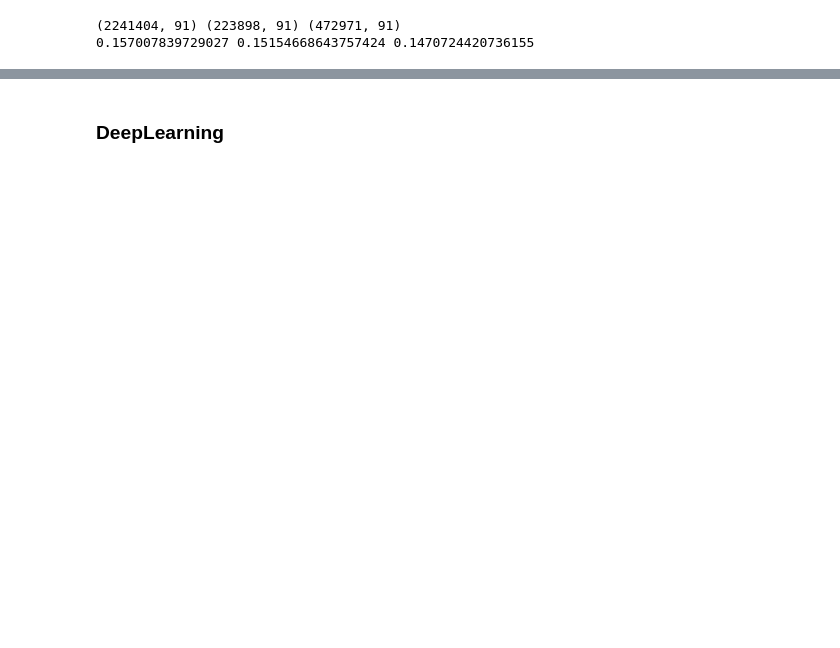
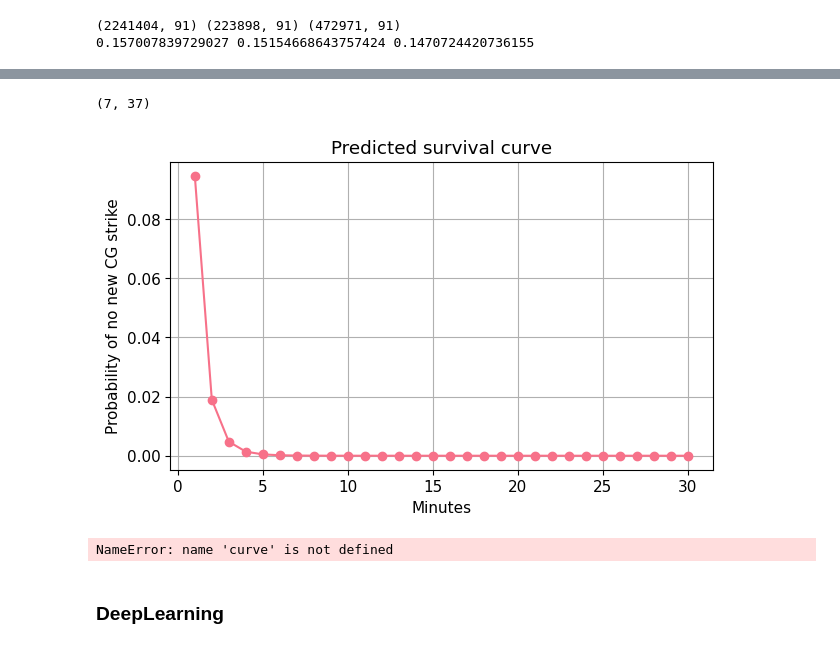
Before and after one commit to Charlin-D-S/IA-PAU-Data-Battle, a Jupyter notebook: notebooks/feature_engeneering.ipynb, the cells around one changed output, grey strips where cells are left out. Saved outputs shown, nothing was run; the diff lists cells and outputs as text; code cells hidden in the pictures; blank space fills up the shorter version.

```diff
--- a/notebooks/feature_engeneering.ipynb
+++ b/notebooks/feature_engeneering.ipynb
@@ -968,3 +1148,60 @@ Test
+# %%
+def predict_survival_for_row1(model, row_features, static_features, horizon=30):
+    seq_rows = []
+
+    for k in range(1, horizon + 1):
+        r = {f: row_features[f] for f in static_features}
+
+        for j in range(1, horizon + 1):
+            r[f"t_{j}"] = (j == k)
+
+        seq_rows.append(r)
+
+    X_seq = pd.DataFrame(seq_rows)
+
+    # ordre exact des colonnes attendu par le modèle
+    model_features = static_features + [f"t_{j}" for j in range(1, horizon + 1)]
+    X_seq = X_seq[model_features]
+
+    hazards = model.predict_proba(X_seq)[:, 1]
+    survival = np.cumprod(1 - hazards)
+
+    return pd.DataFrame({
+        "minute": np.arange(1, horizon + 1),
+        "hazard": hazards,
+        "survival": survival
+    })
+
+
+features2 = base_only_features + time_cols
+static_features_main = [c for c in features2 if not c.startswith("t_")]
+len(static_features_main), len(features2)
+# %% [output]
+(7, 37)
+# %%
+example = val_base[val_base["lightning_id"] == 455445].iloc[0]
+
+curve = predict_survival_for_row1(
+    logit_model,
+    example[static_features_main].to_dict(),
+    static_features_main,
+    horizon=30
+)
+
+
+plt.figure(figsize=(7,4))
+plt.plot(curve["minute"], curve["survival"], marker="o")
+plt.xlabel("Minutes")
+plt.ylabel("Probability of no new CG strike")
+plt.title("Predicted survival curve")
+plt.grid(True)
+plt.show()
+# %% [output]
+[figure, added]
+# %%
+curve.head(25)
+# %% [output]
+NameError: name 'curve' is not defined
 # %% [markdown]
 ### DeepLearning
 # %%
```
Also changed, not shown: parts of 27 cells of this notebook, 2 other files.
